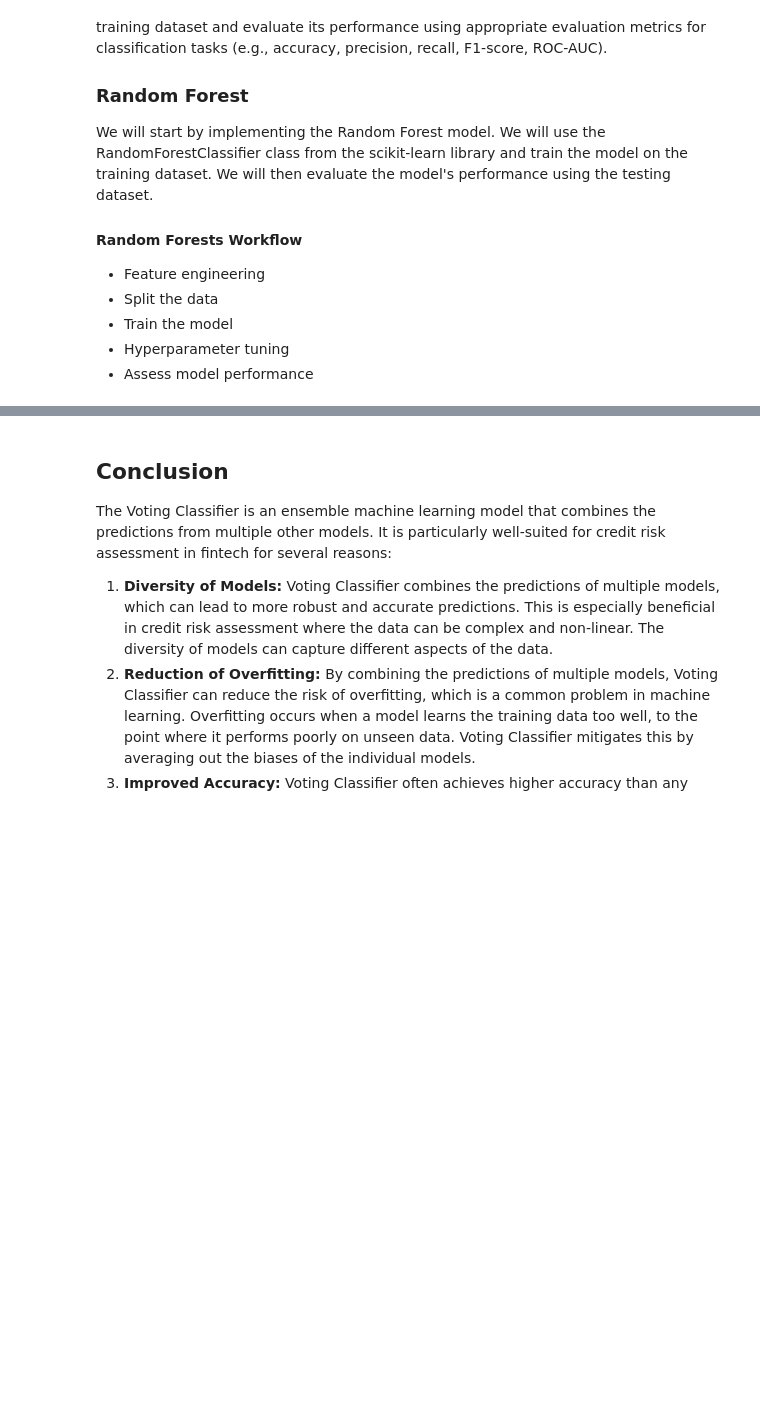
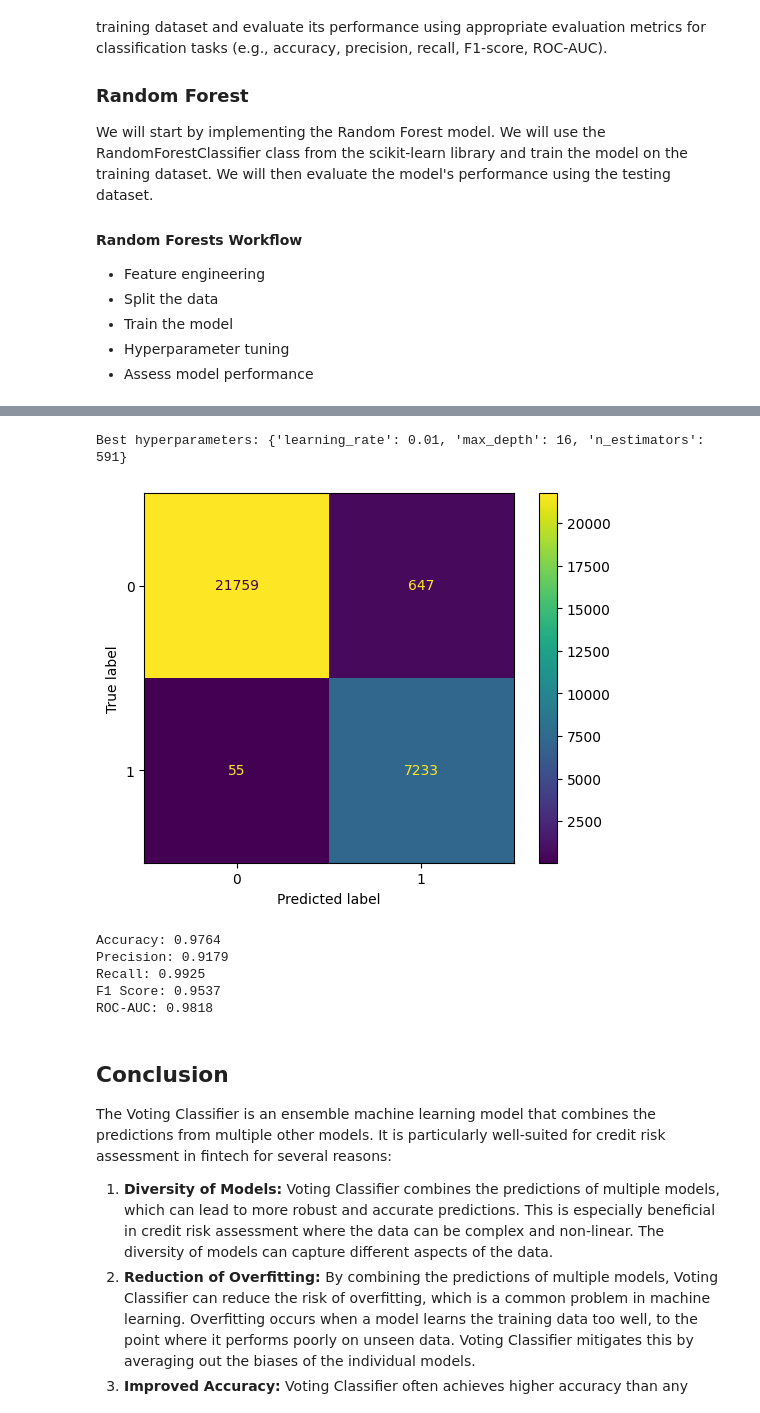
Before and after one commit to vbortone/cap5619-group4-script-assignments, a Jupyter notebook: notebooks/script-assignment-04.ipynb, the cells around one changed output, grey strips where cells are left out. Saved outputs shown, nothing was run; the diff lists cells and outputs as text; code cells hidden in the pictures; blank space fills up the shorter version.

```diff
--- a/notebooks/script-assignment-04.ipynb
+++ b/notebooks/script-assignment-04.ipynb
@@ -359,3 +374,46 @@ feature_importances.plot.bar();
+# %%
+param_dist = {'n_estimators': randint(50,2000),
+              'max_depth': randint(1,20),
+              'learning_rate': [0.01, 0.1, 0.2, 0.3, 0.5, 0.7, 1]}
+
+
+model = xgb.XGBClassifier(random_state=1,
+                          use_label_encoder=False,
+                          n_jobs=NUMBER_OF_PROCESSORS_TO_RUN_MODELS)
+
+
+rf = RandomForestClassifier(n_jobs=8)
+rand_search = RandomizedSearchCV(model,
+                                 param_distributions = param_dist,
+                                 n_iter=5,
+                                 cv=5)
+# Fit the random search object to the data
+rand_search.fit(X_train, y_train)
+
+# Create a variable for the best model
+best_rf = rand_search.best_estimator_
+
+# Print the best hyperparameters
+print('Best hyperparameters:',  rand_search.best_params_)
+# %% [output]
+Best hyperparameters: {'learning_rate': 0.01, 'max_depth': 16, 'n_estimators': 591}
+# %%
+# Generate predictions with the best model
+y_pred = best_rf.predict(X_test)
+
+# Create the confusion matrix
+draw_confusion_matrix(y_test, y_pred)
+# %% [output]
+[figure, added]
+# %%
+# Assess the performance of the best model
+print_score_results(y_test, y_pred)
+# %% [output]
+Accuracy: 0.9764
+Precision: 0.9179
+Recall: 0.9925
+F1 Score: 0.9537
+ROC-AUC: 0.9818
 # %%
 # Define the models
 #rf = RandomForestClassifier(criterion='entropy', random_state=1, n_jobs=8, class_weight='balanced')
```
Also changed, not shown: parts of 11 cells of this notebook.
